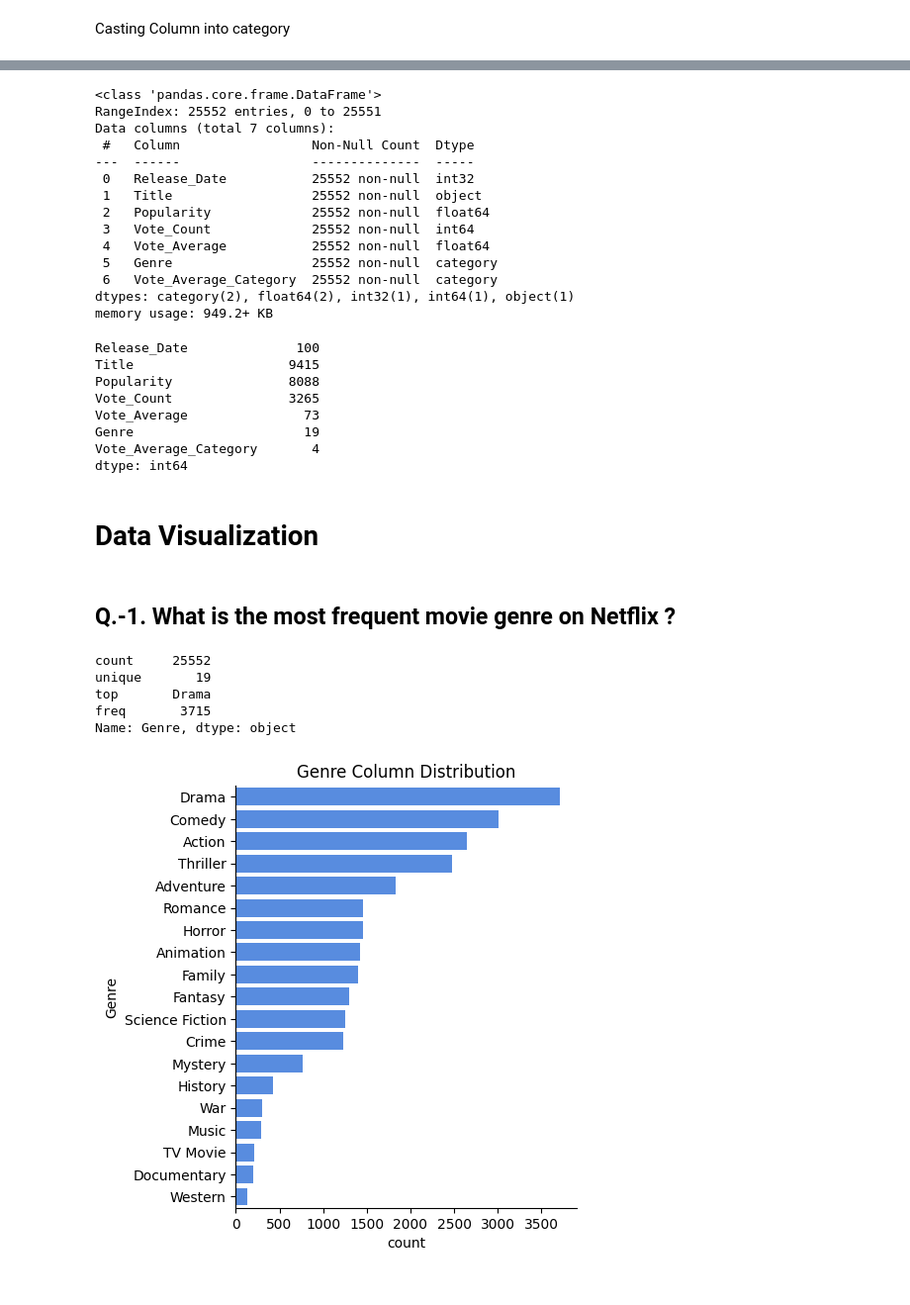
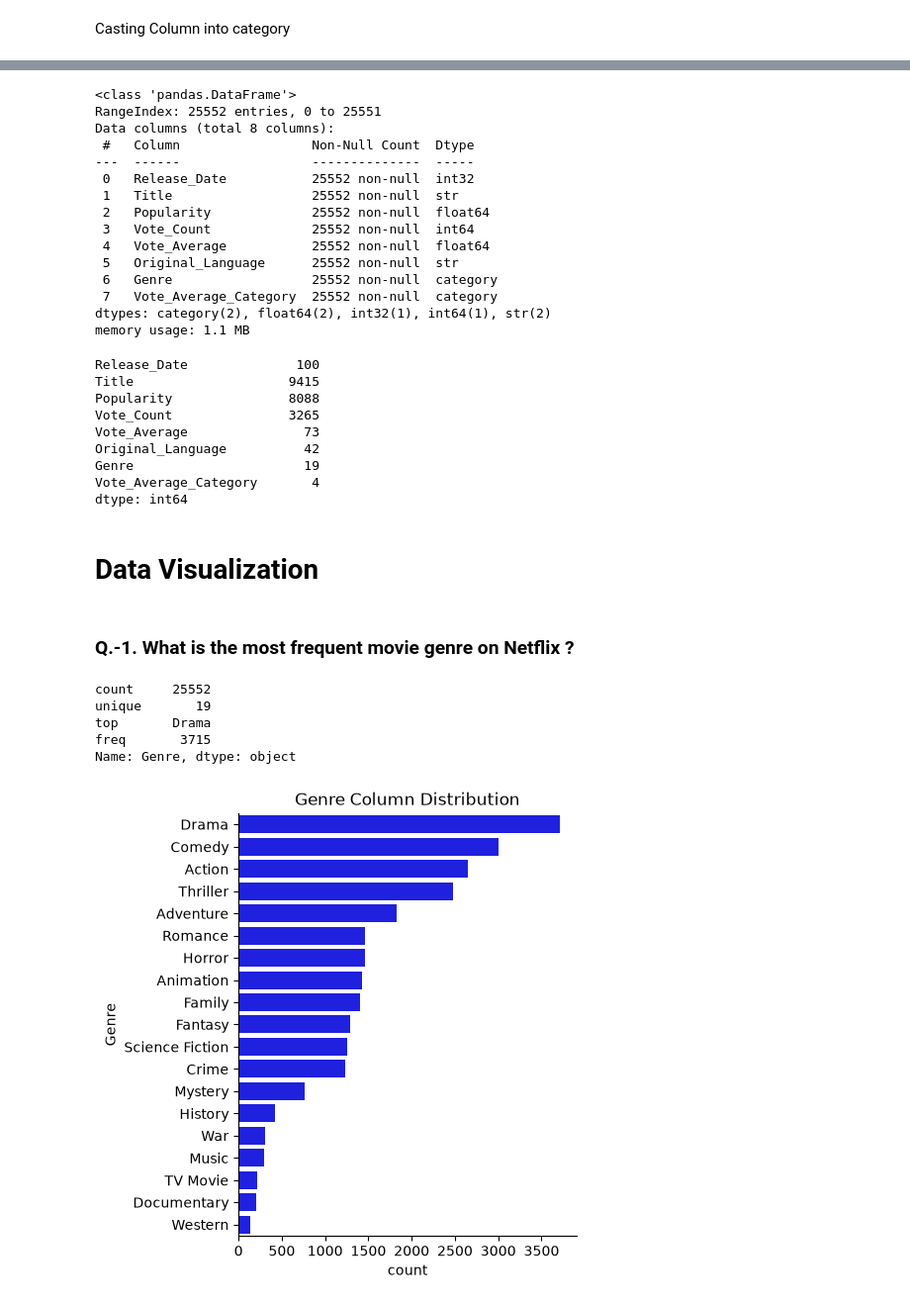
Before and after one commit to A-y-us-h/Netflix_Data_Analysis, a Jupyter notebook: notebooks/movie_data_analysis.ipynb, the cells around one changed output, grey strips where cells are left out. Shown at 99% size. Drawn from its saved outputs; the diff is of its cells as text; code cells hidden in the pictures.

Commit message:
Completed Data Analysis Questions

```diff
--- a/notebooks/movie_data_analysis.ipynb
+++ b/notebooks/movie_data_analysis.ipynb
@@ -87,7 +87,7 @@ int32
 # %% [markdown]
 ### Dropping the Columns
 # %%
-cols = ['Overview','Original_Language','Poster_Url']
+cols = ['Overview','Poster_Url']
 
 df.drop(cols, axis = 1, inplace = True)
 df.columns
@@ -221,20 +223,21 @@ dtype: int64
 # %%
 df.info()
 # %% [output]
-<class 'pandas.core.frame.DataFrame'>
+<class 'pandas.DataFrame'>
 RangeIndex: 25552 entries, 0 to 25551
-Data columns (total 7 columns):
+Data columns (total 8 columns):
  #   Column                 Non-Null Count  Dtype
 ---  ------                 --------------  -----
  0   Release_Date           25552 non-null  int32
- 1   Title                  25552 non-null  object
+ 1   Title                  25552 non-null  str
  2   Popularity             25552 non-null  float64
  3   Vote_Count             25552 non-null  int64
  4   Vote_Average           25552 non-null  float64
- 5   Genre                  25552 non-null  category
- 6   Vote_Average_Category  25552 non-null  category
-dtypes: category(2), float64(2), int32(1), int64(1), object(1)
-memory usage: 949.2+ KB
+ 5   Original_Language      25552 non-null  str
+ 6   Genre                  25552 non-null  category
+ 7   Vote_Average_Category  25552 non-null  category
+dtypes: category(2), float64(2), int32(1), int64(1), str(2)
+memory usage: 1.1 MB
 # %%
 df.nunique()
 # %% [output]
@@ -243,13 +246,14 @@ Title                    9415
 Popularity               8088
 Vote_Count               3265
 Vote_Average               73
+Original_Language          42
 Genre                      19
 Vote_Average_Category       4
 dtype: int64
 # %% [markdown]
 # Data Visualization
 # %% [markdown]
-## Q.-1. What is the most frequent movie genre on Netflix ?
+### Q.-1. What is the most frequent movie genre on Netflix ?
 # %%
 df['Genre'].describe()
 # %% [output]
@@ -261,10 +265,10 @@ Name: Genre, dtype: object
 # %%
 sns.catplot(y = 'Genre' , data = df , kind = 'count',
             order = df['Genre'].value_counts().index,
-            color = '#4287f5')
+            color = 'blue')
 
 plt.title('Genre Column Distribution')
 plt.show()
 # %% [output]
-[figure, old version]
+[figure, new version]
 # %% [markdown]
```
Also changed, not shown: parts of 44 cells of this notebook.
